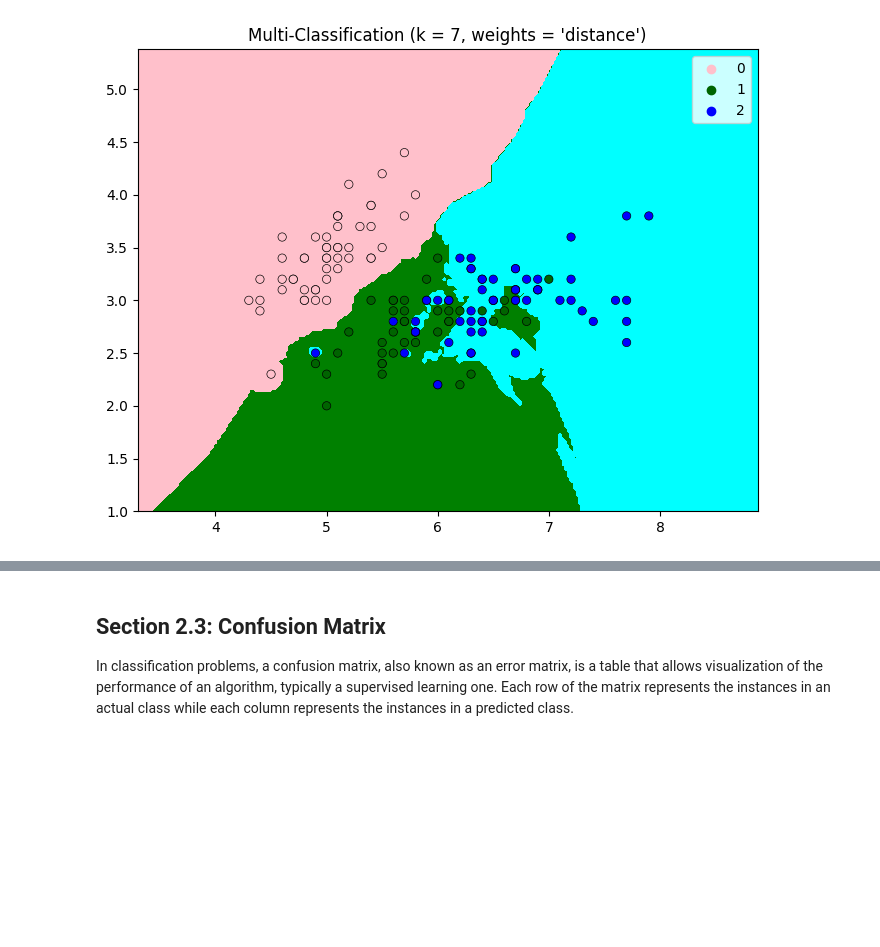
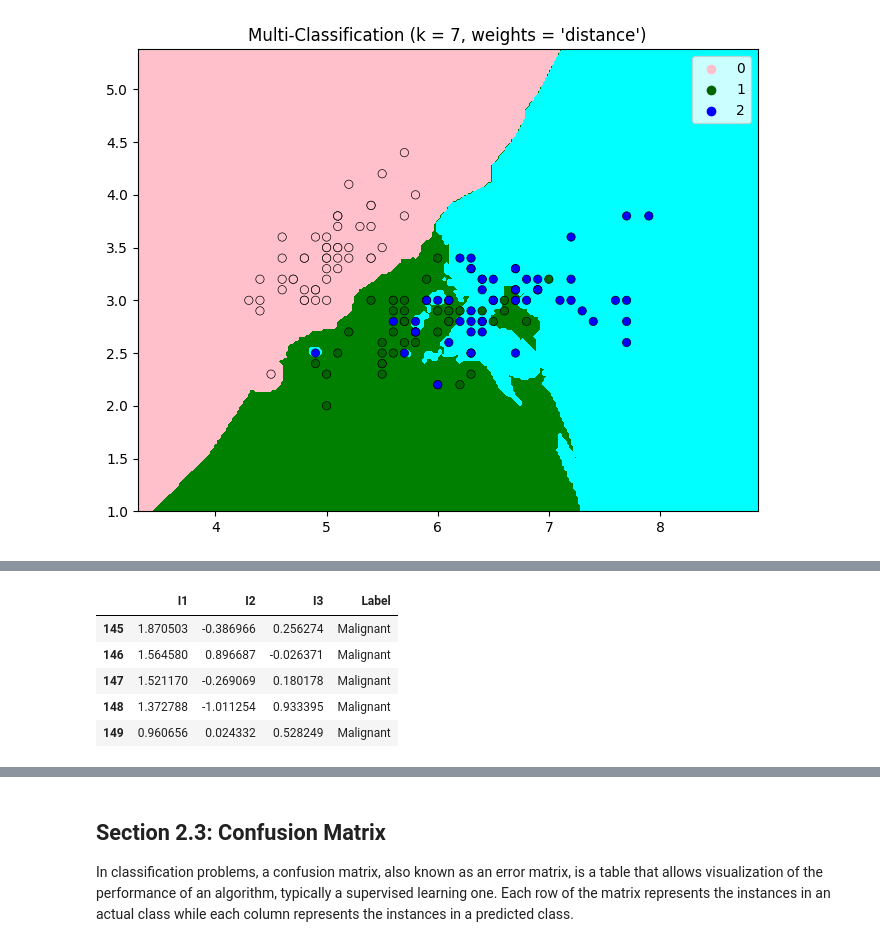
Before and after one commit to Sripadhalakshmi27/FMML-Labs-Assignments, a Jupyter notebook: Mod3_lab2.ipynb, the cells around one changed output, grey strips where cells are left out. Cells and saved outputs as stored; diff of their text form; code cells hidden in the pictures; blank space fills up the shorter version.

```diff
--- a/Mod3_lab2.ipynb
+++ b/Mod3_lab2.ipynb
@@ -317,0 +484,25 @@ decision_boundary_plot(x_pts,y_pts,7)
+# %%
+final_df = pd.DataFrame(columns=["I1", "I2", "I3", "Label"])
+
+for i in range(len(Y)):
+
+    dicti = dict()
+
+    dicti["I1"] = Y[i, 0]
+    dicti["I2"] = Y[i, 1]
+    dicti["I3"] = Y[i, 2]
+    if (int(iris_labels[i][0]) == 0):
+      dicti["Label"] = "Benign"
+    else:
+      dicti["Label"] = "Malignant"
+
+    final_df = final_df.append(dicti, ignore_index = True)
+
+final_df.tail()
+# %% [output]
+|  | I1 | I2 | I3 | Label |
+| 145 | 1.870503 | -0.386966 | 0.256274 | Malignant |
+| 146 | 1.564580 | 0.896687 | -0.026371 | Malignant |
+| 147 | 1.521170 | -0.269069 | 0.180178 | Malignant |
+| 148 | 1.372788 | -1.011254 | 0.933395 | Malignant |
+| 149 | 0.960656 | 0.024332 | 0.528249 | Malignant |
```
Also changed, not shown: parts of 21 cells of this notebook.
